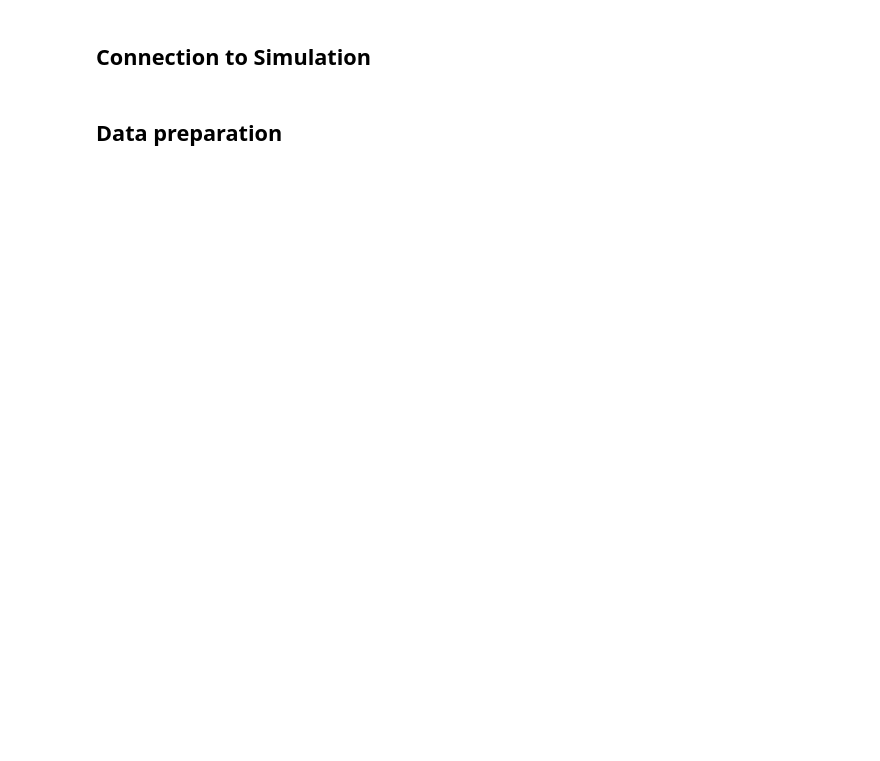
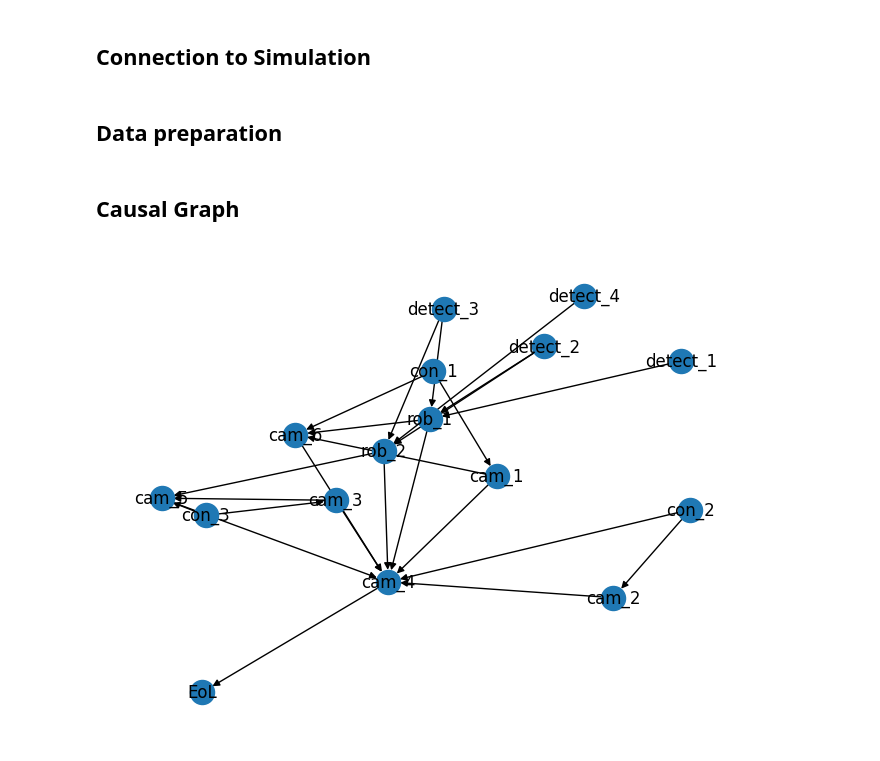
Before and after one commit to brjo0501/Master-Thesis_Code, a Jupyter notebook: Pick_and_Place_v2.ipynb, the cells around one changed output. Drawn from its saved outputs; the diff is of its cells as text; code cells hidden in the pictures; blank space fills up the shorter version.

```diff
--- a/Pick_and_Place_v2.ipynb
+++ b/Pick_and_Place_v2.ipynb
@@ -76,3 +104,71 @@ conveyor_2_df.replace(np.nan,0,inplace=True)
 conveyor_3_df.replace(np.nan,0,inplace=True)
 
 detection_1_df.replace(np.nan,0,inplace=True)
+# %% [markdown]
+## Causal Graph
+# %%
+G = nx.DiGraph()
+
+# Sensor - grouped
+G.add_node("cam_1")
+G.add_node("cam_2")
+G.add_node("cam_3")
+G.add_node("cam_4")
+G.add_node("cam_5")
+G.add_node("cam_6")
+G.add_node("con_1")
+G.add_node("con_2")
+G.add_node("con_3")
+G.add_node("rob_1")
+G.add_node("rob_2")
+
+G.add_node("detect_1")
+G.add_node("detect_2")
+G.add_node("detect_3")
+G.add_node("detect_4")
+
+G.add_node("EoL")
+
+#G.add_edge("A", "B")
+G.add_edge("cam_4", "EoL")
+
+# Same conveyor
+G.add_edge("cam_1", "cam_6")
+G.add_edge("cam_2", "cam_4")
+G.add_edge("cam_3", "cam_5")
+
+# End of Line
+G.add_edge("cam_1", "cam_4")
+G.add_edge("cam_3", "cam_4")
+G.add_edge("cam_5", "cam_4")
+G.add_edge("cam_6", "cam_4")
+
+
+# Conveyor affect camera
+G.add_edge("con_1", "cam_1")
+G.add_edge("con_1", "cam_6")
+G.add_edge("con_2", "cam_2")
+G.add_edge("con_2", "cam_4")
+G.add_edge("con_3", "cam_3")
+G.add_edge("con_3", "cam_5")
+
+# Robot
+G.add_edge("rob_1", "cam_4")
+G.add_edge("rob_1", "cam_6")
+G.add_edge("rob_2", "cam_4")
+G.add_edge("rob_2", "cam_5")
+
+# Detection or Robot
+G.add_edge("detect_1", "rob_1")
+G.add_edge("detect_2", "rob_1")
+G.add_edge("detect_3", "rob_1")
+G.add_edge("detect_2", "rob_2")
+G.add_edge("detect_3", "rob_2")
+G.add_edge("detect_4", "rob_2")
+
+
+# Draw the graph
+nx.draw(G, with_labels=True)
+plt.show()
+# %% [output]
+[figure, added]
```
Also changed, not shown: parts of 4 cells of this notebook.
